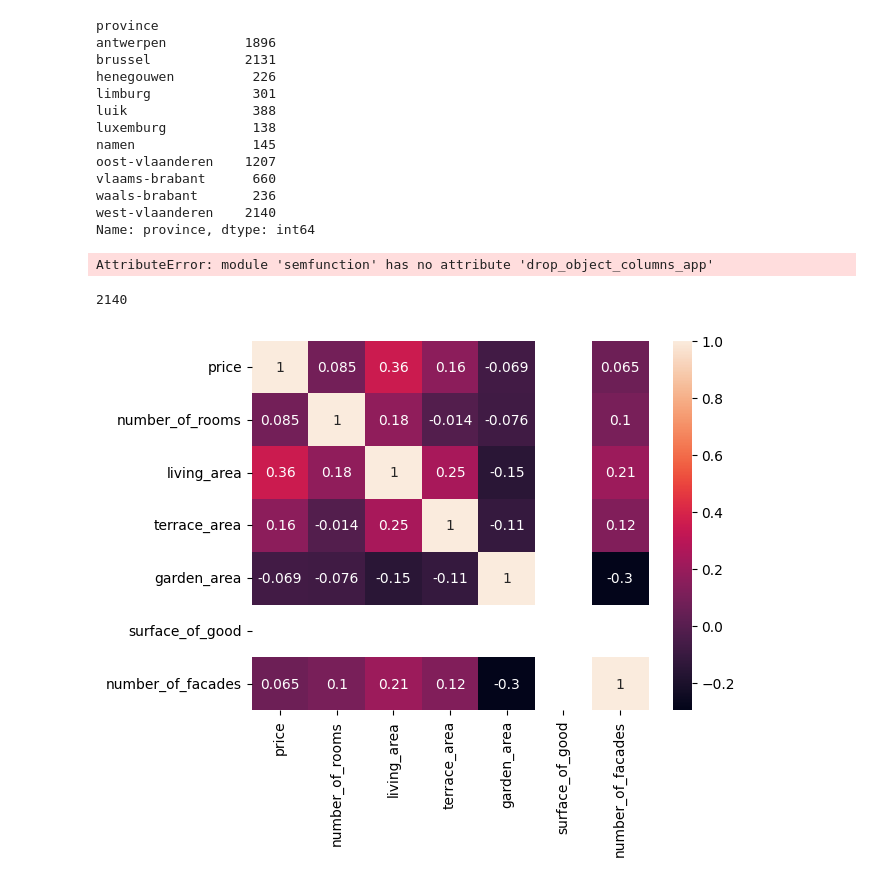
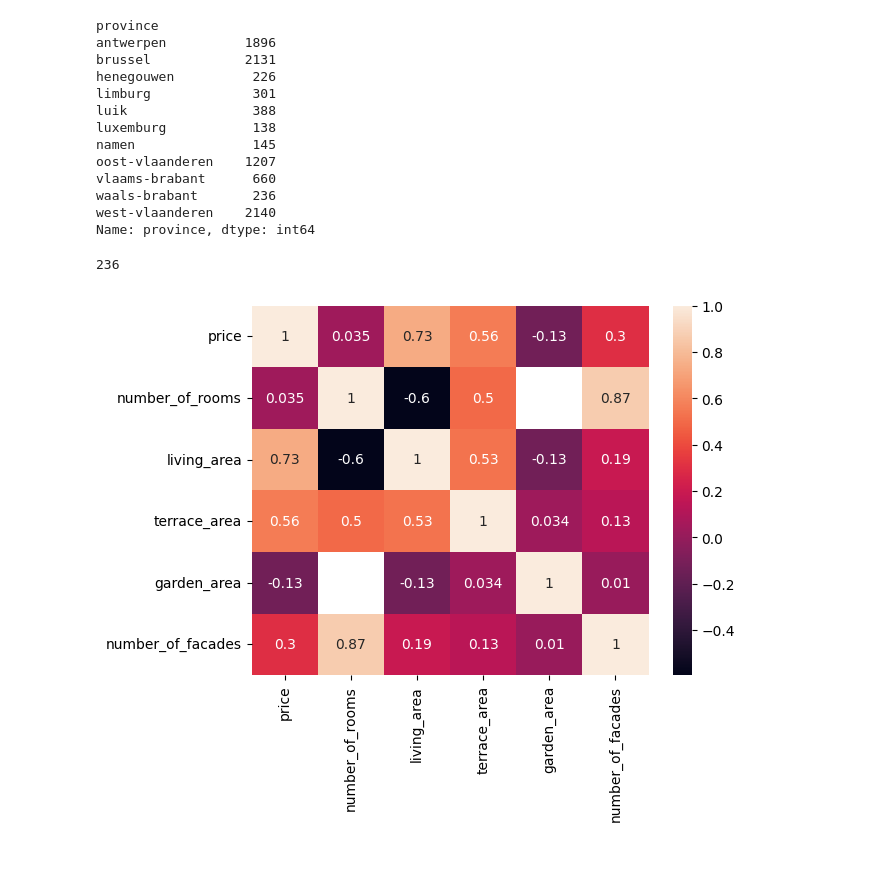
Before and after one commit to NathNacht/immo-eliza-scraping-immozila-Cleaning-EDA, a Jupyter notebook: analyses/sem_anwser.ipynb, the cells around one changed output. Cells and saved outputs as stored; diff of their text form; code cells hidden in the pictures.

Commit message:
provincie visualisatie

```diff
--- a/analyses/sem_anwser.ipynb
+++ b/analyses/sem_anwser.ipynb
@@ -243,22 +245,25 @@ waals-brabant       236
 west-vlaanderen    2140
 Name: province, dtype: int64
 # %%
-awestcorr = sf.drop_object_columns_app(awest)
-aoostcorr = sf.drop_object_columns_app(aoost)
-alimburgcorr = sf.drop_object_columns_app(alimburg)
-aantwerpencorr = sf.drop_object_columns_app(aantwerpen)
-abrusselcorr = sf.drop_object_columns_app(abrussel)
-ahenegouwencorr = sf.drop_object_columns_app(ahenegouwen)
-aluikcorr = sf.drop_object_columns_app(aluik)
-aluxemburgcorr = sf.drop_object_columns_app(aluxemburg)
-anamencorr = sf.drop_object_columns_app(anamen)
-avlaams_brabantcorr = sf.drop_object_columns_app(avlaams_brabant)
-awaals_brabantcorr = sf.drop_object_columns_app(awaals_brabant)
+def drop_object_columns_app(df):
+    fdf = df[["price", "number_of_rooms", "living_area", "terrace_area", "garden_area", "number_of_facades"]]
+    return fdf
+
+
+awestcorr = drop_object_columns_app(awest)
+aoostcorr = drop_object_columns_app(aoost)
+alimburgcorr = drop_object_columns_app(alimburg)
+aantwerpencorr = drop_object_columns_app(aantwerpen)
+abrusselcorr = drop_object_columns_app(abrussel)
+ahenegouwencorr = drop_object_columns_app(ahenegouwen)
+aluikcorr = drop_object_columns_app(aluik)
+aluxemburgcorr = drop_object_columns_app(aluxemburg)
+anamencorr = drop_object_columns_app(anamen)
+avlaams_brabantcorr = drop_object_columns_app(avlaams_brabant)
+awaals_brabantcorr = drop_object_columns_app(awaals_brabant)
-# %% [output]
-AttributeError: module 'semfunction' has no attribute 'drop_object_columns_app'
 # %%
-print(awestcorr.shape[0])
-sf.heatmap(awestcorr)
+print(awaals_brabantcorr.shape[0])
+sf.heatmap(awaals_brabantcorr)
 # %% [output]
-2140
+236
-[figure, old version]
+[figure, new version]
```
Also changed, not shown: parts of 8 cells of this notebook.
